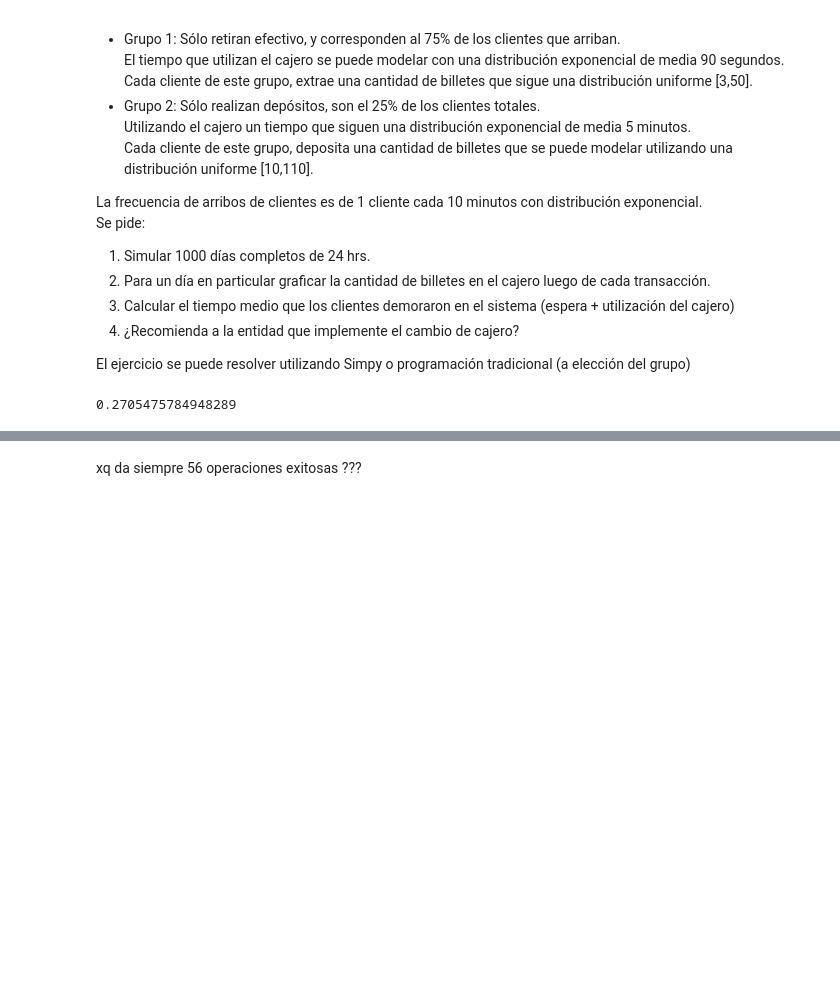
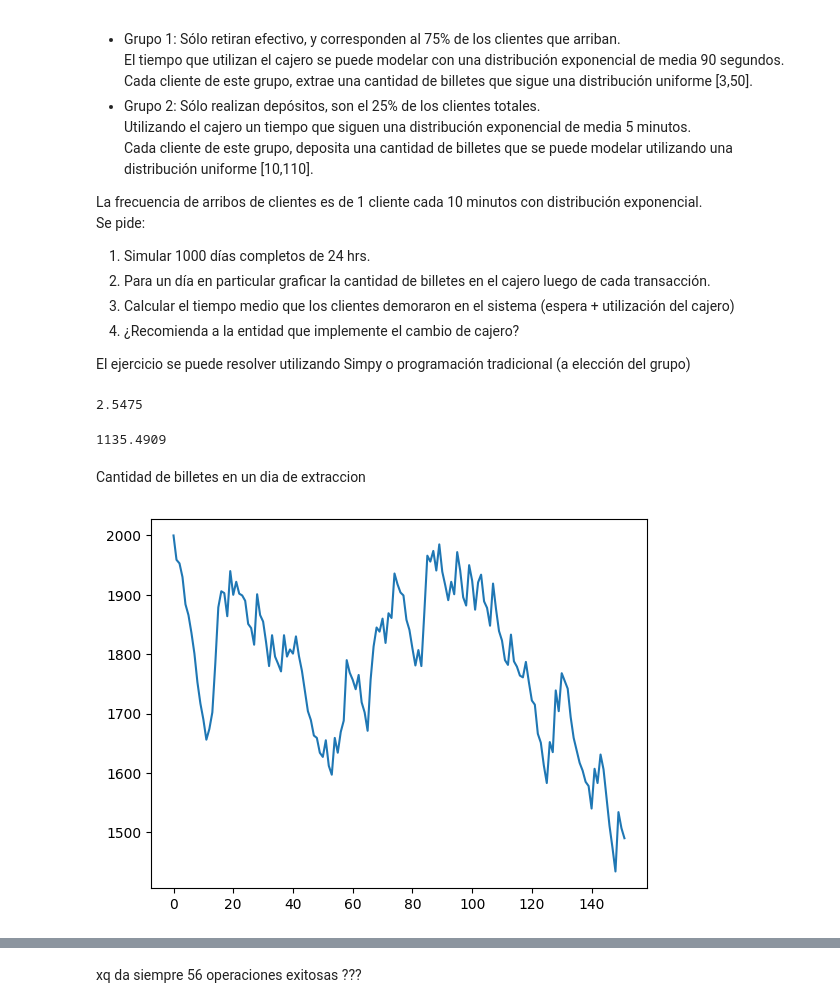
Before and after one commit to Rivejjj/Los-Simuladores, a Jupyter notebook: tp2.ipynb, the cells around one changed output, grey strips where cells are left out. Saved outputs shown, nothing was run; the diff lists cells and outputs as text; code cells hidden in the pictures; blank space fills up the shorter version.

```diff
--- a/tp2.ipynb
+++ b/tp2.ipynb
@@ -889,11 +963,31 @@ def days_of_work(list, n):
         env.run(until=SIM_TIME_4)
         list.append(atm)
 # %%
-days_of_work(atms, 1000)
+atms = []
+days_of_work(atms, 1000, 2000)
 # %%
+#aprox 2000 - 882 = 1118
 aux = 0
 for atm in atms:
-    aux += atm.ratio_of_rejected_extractions()
-aux/len(atms)
+    aux += atm.failed_deposits
+
+aux/10000
 # %% [output]
-0.2705475784948289
+2.5475
+# %%
+#aprox 2000 - 882 = 1118
+aux = 0
+for atm in atms:
+    aux += atm.bills
+
+aux/10000
+# %% [output]
+1135.4909
+# %% [markdown]
+Cantidad de billetes en un dia de extraccion
+# %%
+
+plt.plot(atms[20].bill_tracker)
+plt.show()
+# %% [output]
+[figure, added]
```
Also changed, not shown: parts of 59 cells of this notebook.
